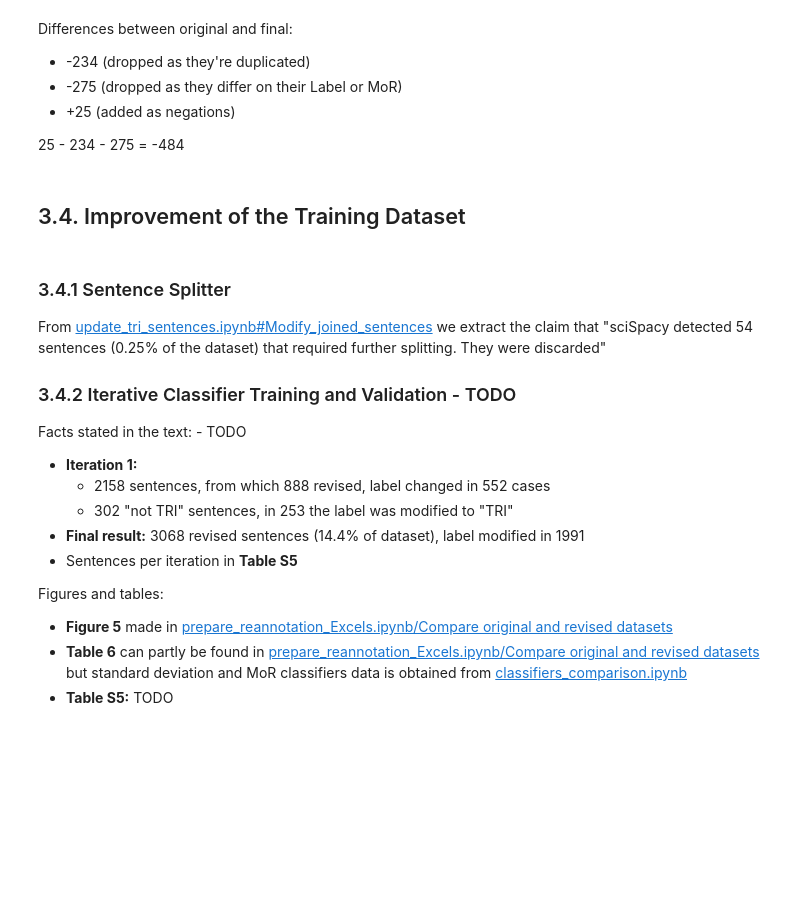
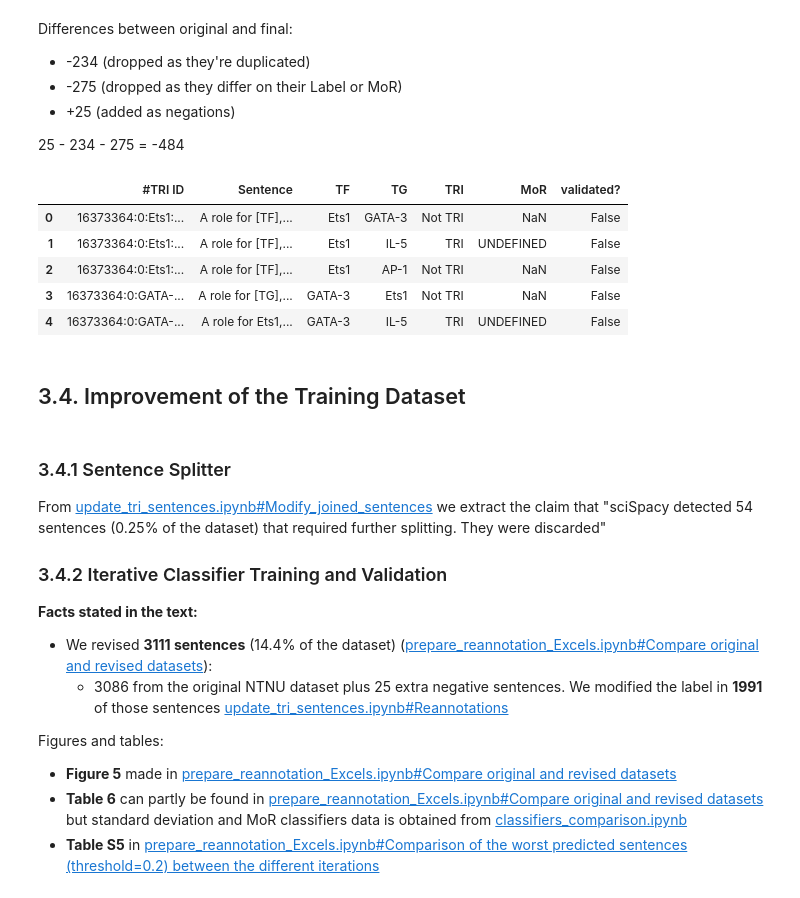
Before and after one commit to Rbbt-Workflows/ExTRI2, a Jupyter notebook: analysis/repo_to_paper.ipynb, the cells around one changed output. Saved outputs shown, nothing was run; the diff lists cells and outputs as text; code cells hidden in the pictures; blank space fills up the shorter version.

```diff
--- a/analysis/repo_to_paper.ipynb
+++ b/analysis/repo_to_paper.ipynb
@@ -1431,21 +1479,43 @@ Differences between original and final:
 * +25 (added as negations)
 
 25 - 234 - 275 = -484
+# %%
+# Save into "tables/" in the correct format
+def save_NTNU_dataset(final_NTNU_df):
+    "Change NTNU dataset so it has the expected format of the paper"
+    paper_NTNU = final_NTNU_df.copy()
+    # Drop column Unnamed
+    paper_NTNU.drop(columns=['Unnamed: 0'], inplace=True)
+
+    # Rename columns to match the paper format
+    paper_NTNU.rename(columns={'Label': 'TRI', 'Type': 'MoR'}, inplace=True)
+    paper_NTNU['TRI'] = paper_NTNU['TRI'].replace({False: 'Not TRI', True: 'TRI'})
+
+    # Save into tables
+    pd.DataFrame.to_csv(paper_NTNU, "tables/NTNU_dataset.tsv", index=False, header=True)
+
+    display(paper_NTNU.head())
+
+save_NTNU_dataset(final_NTNU_df)
+# %% [output]
+|  | #TRI ID | Sentence | TF | TG | TRI | MoR | validated? |
+| 0 | 16373364:0:Ets1:... | A role for [TF],... | Ets1 | GATA-3 | Not TRI | NaN | False |
+| 1 | 16373364:0:Ets1:... | A role for [TF],... | Ets1 | IL-5 | TRI | UNDEFINED | False |
+| 2 | 16373364:0:Ets1:... | A role for [TF],... | Ets1 | AP-1 | Not TRI | NaN | False |
+| 3 | 16373364:0:GATA-... | A role for [TG],... | GATA-3 | Ets1 | Not TRI | NaN | False |
+| 4 | 16373364:0:GATA-... | A role for Ets1,... | GATA-3 | IL-5 | TRI | UNDEFINED | False |
 # %% [markdown]
 ## 3.4. Improvement of the Training Dataset
 # %% [markdown]
 ### 3.4.1 Sentence Splitter
 From [update_tri_sentences.ipynb#Modify_joined_sentences](../scripts/classifiers_training/update_tri_sentences.ipynb) we extract the claim that "sciSpacy detected 54 sentences (0.25% of the dataset) that required further splitting. They were discarded"
 
-### 3.4.2 Iterative Classifier Training and Validation - TODO
-Facts stated in the text: - TODO
-* **Iteration 1:**
-  * 2158 sentences, from which 888 revised, label changed in 552 cases
-  * 302 "not TRI" sentences, in 253 the label was modified to "TRI"
-* **Final result:** 3068 revised sentences (14.4% of dataset), label modified in 1991
-* Sentences per iteration in **Table S5**
+### 3.4.2 Iterative Classifier Training and Validation
+**Facts stated in the text:**
+* We revised **3111 sentences** (14.4% of the dataset) ([prepare_reannotation_Excels.ipynb#Compare original and revised datasets](../scripts/classifiers_training/prepare_reannotation_Excels.ipynb)):
+  *  3086 from the original NTNU dataset plus 25 extra negative sentences. We modified the label in **1991** of those sentences [update_tri_sentences.ipynb#Reannotations](../scripts/classifiers_training/update_tri_sentences.ipynb)
 
 Figures and tables:
-* **Figure 5** made in [prepare_reannotation_Excels.ipynb/Compare original and revised datasets](../scripts/classifiers_training/prepare_reannotation_Excels.ipynb)
-* **Table 6** can partly be found in [prepare_reannotation_Excels.ipynb/Compare original and revised datasets](../scripts/classifiers_training/prepare_reannotation_Excels.ipynb) but standard deviation and MoR classifiers data is obtained from [classifiers_comparison.ipynb](classifiers_comparison.ipynb)
-* **Table S5:** TODO
+* **Figure 5** made in [prepare_reannotation_Excels.ipynb#Compare original and revised datasets](../scripts/classifiers_training/prepare_reannotation_Excels.ipynb)
+* **Table 6** can partly be found in [prepare_reannotation_Excels.ipynb#Compare original and revised datasets](../scripts/classifiers_training/prepare_reannotation_Excels.ipynb) but standard deviation and MoR classifiers data is obtained from [classifiers_comparison.ipynb](classifiers_comparison.ipynb)
+* **Table S5** in [prepare_reannotation_Excels.ipynb#Comparison of the worst predicted sentences (threshold=0.2) between the different iterations](../scripts/classifiers_training/prepare_reannotation_Excels.ipynb)
```
Also changed, not shown: parts of 12 cells of this notebook, 6 other files.
